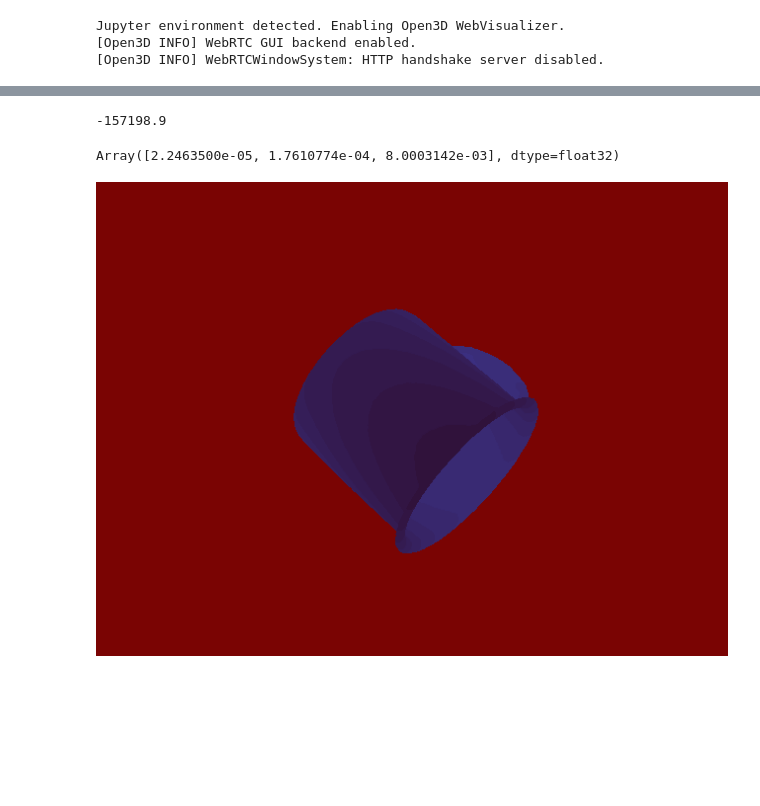
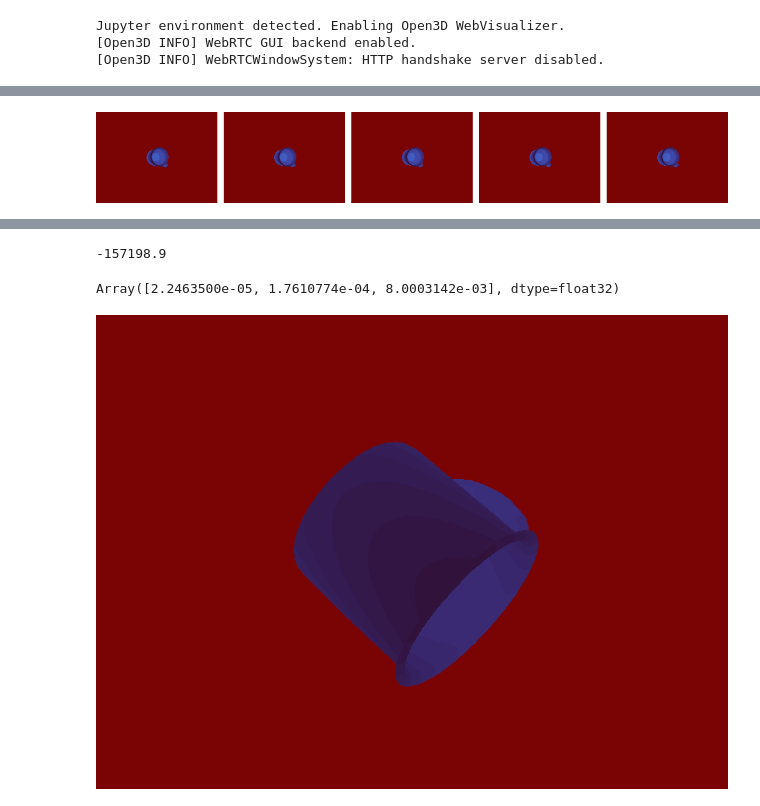
Before and after one commit to probcomp/bayes3d, a Jupyter notebook: experiments/c2f_benchmark/c2f_nishad_karen.ipynb, the cells around one changed output, grey strips where cells are left out. Drawn from its saved outputs; the diff is of its cells as text; code cells hidden in the pictures; blank space fills up the shorter version.

```diff
--- a/experiments/c2f_benchmark/c2f_nishad_karen.ipynb
+++ b/experiments/c2f_benchmark/c2f_nishad_karen.ipynb
@@ -71,10 +54,10 @@ depth_scaled =  j.utils.resize(image.depth, intrinsics.height, intrinsics.width)
 obs_point_cloud_image = j.t3d.unproject_depth(depth_scaled, intrinsics)
 seg_scaled = j.utils.resize(image.segmentation, intrinsics.height, intrinsics.width)
 # %%
-grid_widths = [0.1, 0.05, 0.03, 0.01, 0.05]
-rot_angle_widths = [jnp.pi, jnp.pi, jnp.pi/1.5, jnp.pi/2.5, 0.0000001]
-sphere_angle_widths = [jnp.pi, jnp.pi/6, jnp.pi/7, jnp.pi/8, 0.0000001]
-grid_params =  [(3,3,3,75*5,61), (3,3,3,45,21),(3,3,3,45,21),(3,3,3,45,21),(11,11,11,1,1)]  # (num_x, num_y, num_z, num_fib_sphere, num_planar_angle)
+grid_widths = [0.1, 0.05, 0.03, 0.03, 0.01, 0.05]
+rot_angle_widths = [jnp.pi, jnp.pi, jnp.pi/1.5, 0.000001, jnp.pi/2.5, 0.0000001]
+sphere_angle_widths = [jnp.pi, jnp.pi/6, jnp.pi/7, 0.000001, jnp.pi/8, 0.0000001]
+grid_params =  [(3,3,3,75*5,61), (3,3,3,45,21),(3,3,3,45,21), (11,11,11,1,1), (3,3,3,45,21),(11,11,11,1,1)]  # (num_x, num_y, num_z, num_fib_sphere, num_planar_angle)
 scheds = j.c2f.make_schedules(
     grid_widths=grid_widths,
     angle_widths=rot_angle_widths,
@@ -156,0 +157,4 @@ deltas = j.make_translation_grid_enumeration(-D,-D,-D,D,D,D, 50, 50, 50)
+# %%
+j.overlay_image(render_stack, gt_stack, alpha=0.5)
+# %% [output]
+[figure, added]
```
Also changed, not shown: parts of 11 cells of this notebook, 2 other files.
